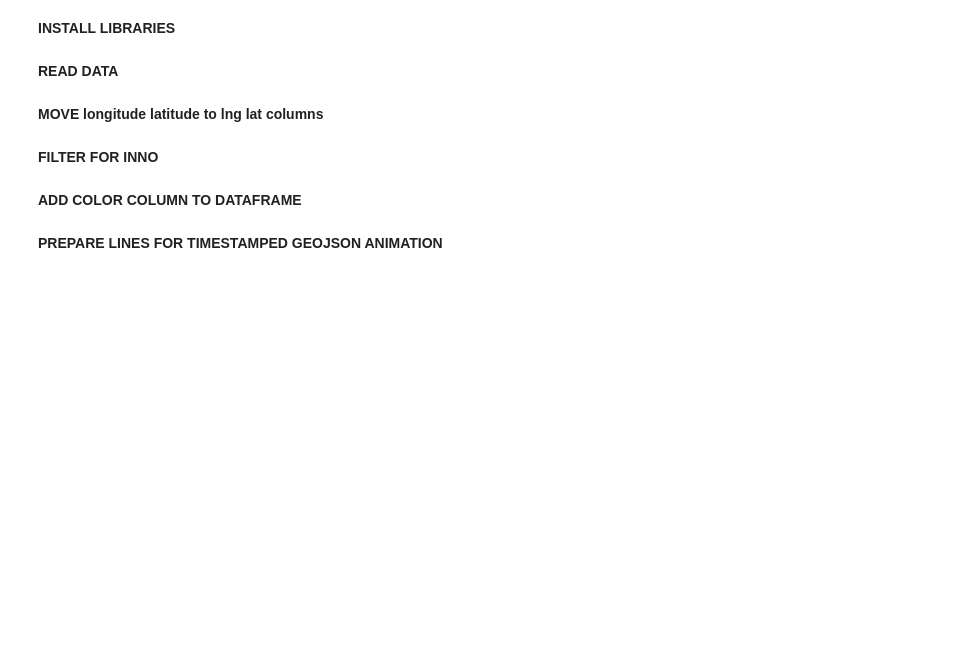
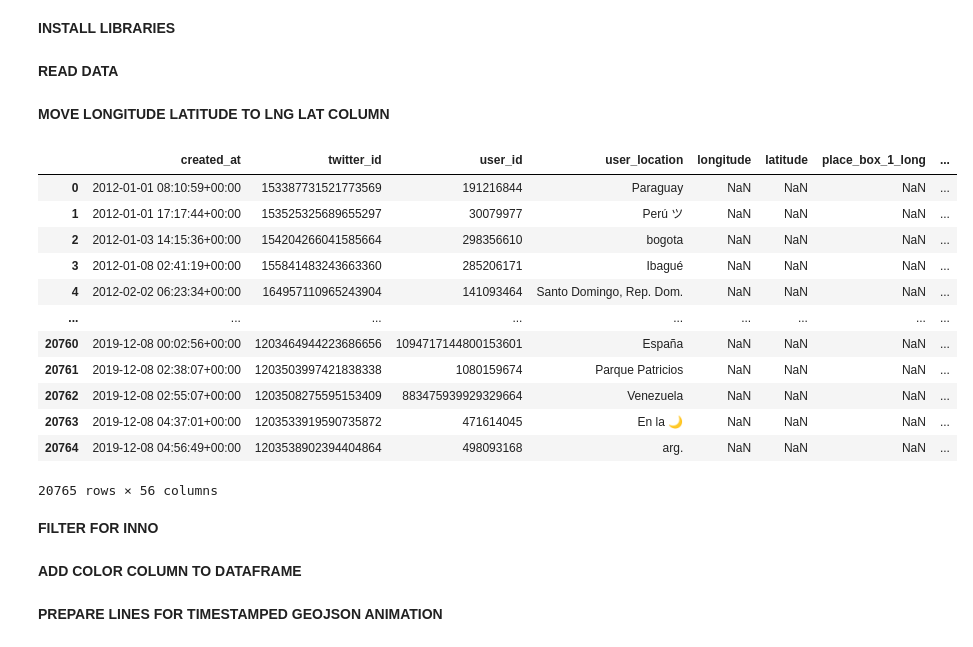
Before and after one commit to thereallinusrg/LILI, a Jupyter notebook: code/viz_eric2.ipynb, the cells around one changed output. Cells and saved outputs as stored; diff of their text form; code cells hidden in the pictures; blank space fills up the shorter version.

Commit message:
Move latitude/longitude to lat/lng

```diff
--- a/code/viz_eric2.ipynb
+++ b/code/viz_eric2.ipynb
@@ -24,4 +23,2 @@ inno_geocoded = pd.read_csv("inno_geocoded.csv")
 #geopandas
 gdf = gpd.GeoDataFrame(inno_geocoded, geometry=gpd.points_from_xy(inno_geocoded.lng, inno_geocoded.lat))
-# %% [markdown]
-**MOVE longitude latitude to lng lat columns**
@@ -30,3 +25,21 @@ gdf = gpd.GeoDataFrame(inno_geocoded, geometry=gpd.points_from_xy(inno_geocoded.
+# %% [markdown]
+**MOVE LONGITUDE LATITUDE TO LNG LAT COLUMN**
+# %%
+gdf
+# %% [output]
+|  | created_at | twitter_id | user_id | user_location | longitude | latitude | place_box_1_long | ... |
+| 0 | 2012-01-01 08:10:59+00:00 | 153387731521773569 | 191216844 | Paraguay | NaN | NaN | NaN | ... |
+| 1 | 2012-01-01 17:17:44+00:00 | 153525325689655297 | 30079977 | Perú ツ | NaN | NaN | NaN | ... |
+| 2 | 2012-01-03 14:15:36+00:00 | 154204266041585664 | 298356610 | bogota | NaN | NaN | NaN | ... |
+| 3 | 2012-01-08 02:41:19+00:00 | 155841483243663360 | 285206171 | Ibagué | NaN | NaN | NaN | ... |
+| 4 | 2012-02-02 06:23:34+00:00 | 164957110965243904 | 141093464 | Santo Domingo, Rep. Dom. | NaN | NaN | NaN | ... |
+| ... | ... | ... | ... | ... | ... | ... | ... | ... |
+| 20760 | 2019-12-08 00:02:56+00:00 | 1203464944223686656 | 1094717144800153601 | España | NaN | NaN | NaN | ... |
+| 20761 | 2019-12-08 02:38:07+00:00 | 1203503997421838338 | 1080159674 | Parque Patricios | NaN | NaN | NaN | ... |
+| 20762 | 2019-12-08 02:55:07+00:00 | 1203508275595153409 | 883475939929329664 | Venezuela | NaN | NaN | NaN | ... |
+| 20763 | 2019-12-08 04:37:01+00:00 | 1203533919590735872 | 471614045 | En la 🌙 | NaN | NaN | NaN | ... |
+| 20764 | 2019-12-08 04:56:49+00:00 | 1203538902394404864 | 498093168 | arg. | NaN | NaN | NaN | ... |
+20765 rows × 56 columns
 # %% [markdown]
 **FILTER FOR INNO**
 # %%
```
Also changed, not shown: parts of 4 cells of this notebook.
